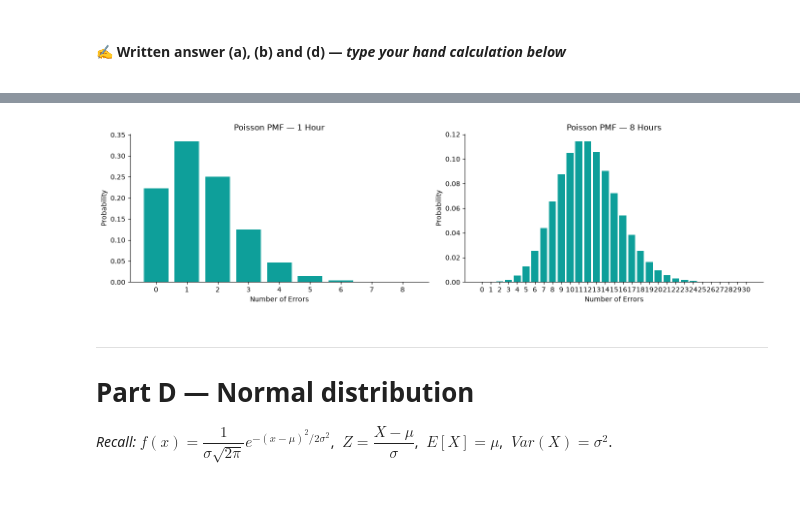
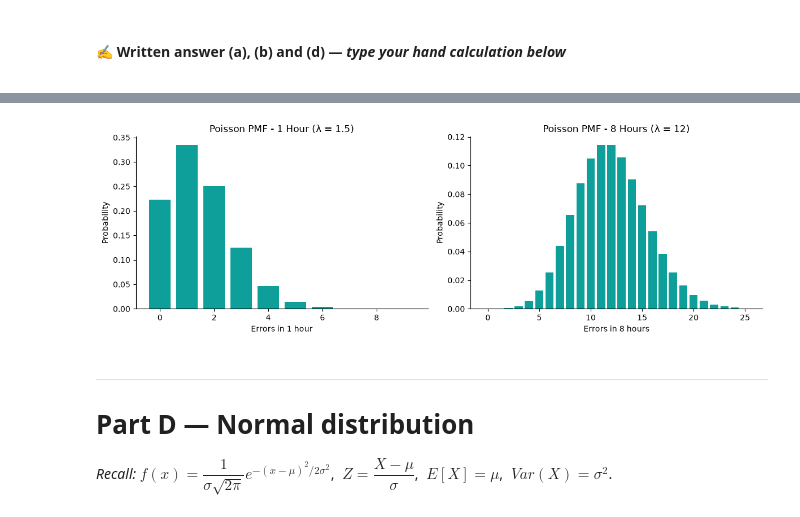
Before and after one commit to ddivya-c/DS-datascience, a Jupyter notebook: LAB 4B/Lab-4-b-Assignment.ipynb, the cells around one changed output, grey strips where cells are left out. Drawn from its saved outputs; the diff is of its cells as text; code cells hidden in the pictures.

```diff
--- a/LAB 4B/Lab-4-b-Assignment.ipynb
+++ b/LAB 4B/Lab-4-b-Assignment.ipynb
@@ -772,36 +744,61 @@ stats.poisson.sf(18, 12)
 # %%
 # ✏️ WRITE YOUR CODE HERE
 # ------------------------------------------------------------
-# Part C — Poisson Distribution
-# Q6 — Server Errors Over a Night Shift
 
-lambda_1hour = 1.5
-lambda_8hour = 1.5 * 8
+# Q6 — Poisson Distribution: Server Errors over a Night Shift
 
-# 1-hour PMF
-x_1hour = np.arange(0, 9)
-pmf_1hour = stats.poisson.pmf(x_1hour, lambda_1hour)
+# Given
+rate_per_hour = 1.5
+hours = 8
 
-# 8-hour PMF
-x_8hour = np.arange(0, 31)
-pmf_8hour = stats.poisson.pmf(x_8hour, lambda_8hour)
+# (a) Lambda for the whole 8-hour shift
+la_1hour = rate_per_hour
+la_8hour = rate_per_hour * hours
 
-# Two subplots side by side
-fig, axes = plt.subplots(1, 2, figsize=(14, 4))
+# Clean shift: X = 0
+P_X0 = stats.poisson.pmf(0, la_8hour)
+
+print("(a) Whole-shift lambda and clean-shift probability")
+print("Lambda for 1 hour =", f"{la_1hour:.4f}")
+print("Lambda for 8 hours =", f"{la_8hour:.4f}")
+print("P(X = 0) =", f"{P_X0:.4f}")
+
+# (b) Mean and variance
+mean = stats.poisson.mean(la_8hour)
+variance = stats.poisson.var(la_8hour)
+
+print("\n(b) Mean and Variance")
+print("Mean =", f"{mean:.4f}")
+print("Variance =", f"{variance:.4f}")
+
+# (d) Probability of more than 18 errors
+P_more_18 = stats.poisson.sf(18, la_8hour)
+
+print("\n(d) Probability of more than 18 errors")
+print("P(X > 18) =", f"{P_more_18:.4f}")
+
+# (c) PMF plots for 1-hour and 8-hour windows
+k_1hour = np.arange(0, 10)
+pmf_1hour = stats.poisson.pmf(k_1hour, la_1hour)
+
+k_8hour = np.arange(0, 26)
+pmf_8hour = stats.poisson.pmf(k_8hour, la_8hour)
+
+plt.figure(figsize=(12, 4))
 
 # 1-hour window
-axes[0].bar(x_1hour, pmf_1hour, color=DISCRETE_COLOR)
-axes[0].set_title("Poisson PMF — 1 Hour")
-axes[0].set_xlabel("Number of Errors")
-axes[0].set_ylabel("Probability")
-axes[0].set_xticks(x_1hour)
+plt.subplot(1, 2, 1)
+plt.bar(k_1hour, pmf_1hour, color=DISCRETE_COLOR)
+plt.xlabel("Errors in 1 hour")
+plt.ylabel("Probability")
+plt.title("Poisson PMF - 1 Hour (λ = 1.5)")
 
 # 8-hour window
-axes[1].bar(x_8hour, pmf_8hour, color=DISCRETE_COLOR)
-axes[1].set_title("Poisson PMF — 8 Hours")
-axes[1].set_xlabel("Number of Errors")
-axes[1].set_ylabel("Probability")
-axes[1].set_xticks(x_8hour)
+plt.subplot(1, 2, 2)
+plt.bar(k_8hour, pmf_8hour, color=DISCRETE_COLOR)
+plt.xlabel("Errors in 8 hours")
+plt.ylabel("Probability")
+plt.title("Poisson PMF - 8 Hours (λ = 12)")
 
 plt.tight_layout()
 plt.show()
@@ -811,4 +819,4 @@ plt.show()
-[figure, old version]
+[figure, new version]
 # %% [markdown]
 ---
 # Part D — Normal distribution
```
Also changed, not shown: parts of 24 cells of this notebook, 1 other file.
